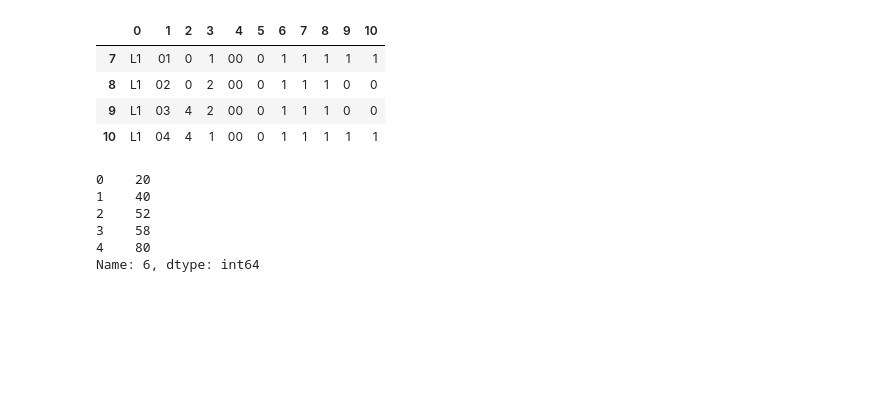
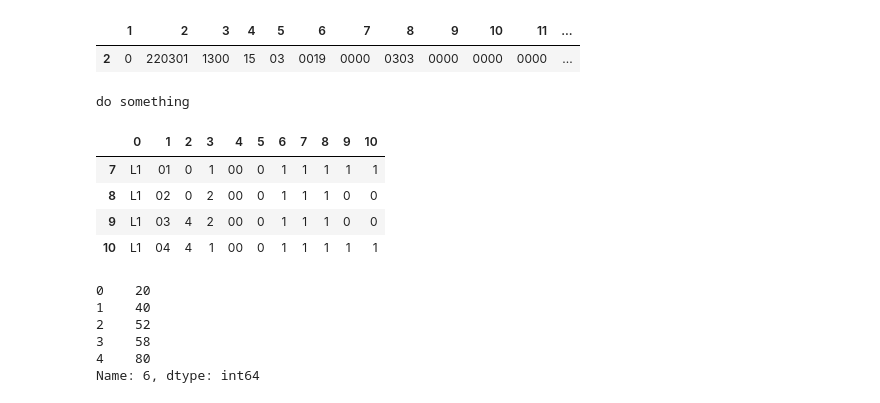
Before and after one commit to brandtosaurus/traffic_electronic_count_ETL, a Jupyter notebook: test.ipynb, the cells around one changed output. Saved outputs shown, nothing was run; the diff lists cells and outputs as text; code cells hidden in the pictures; blank space fills up the shorter version.

```diff
--- a/test.ipynb
+++ b/test.ipynb
@@ -56,0 +38,21 @@ D3
+# %%
+data_df = pd.DataFrame(df.loc[
+            (~df[0].isin(["H0", "H9", "S0", "I0", "S1", "D0", "D1", "D3", "L0", "L1"]))
+            & (
+                (df[0].isin(["21", "22", "70", "30", "31", "13", "60"]))
+                & (df[1].isin(["0", "1", "2", "3", "4"]))
+                & ((df.loc[df[3].str.len() > 3]).all()[0])
+            )
+        ]).dropna(axis=1, how="all").reset_index(drop=True).copy()
+# %%
+head_df = pd.DataFrame(df.loc[
+    (df[0].isin(["H0", "S0", "I0", "S1", "D0", "D1", "D3", "L0", "L1"]))
+    | (
+        (df[0].isin(["21", "70", "30", "13", "60"]))
+        & (df.loc[df[2].isin(["21", "70", "30", "13", "60"])][3].astype(int) < 24)
+    )
+    | (
+        (df[0].isin(["10"]))
+        & (df[1].isin(["1", "8", "5", "9", "01", "08", "05", "09"]))
+    )
+]).dropna(axis=1, how="all").reset_index(drop=True).copy()
@@ -57,3 +329,15 @@ D3
+# %%
+ddf.loc[ddf['5'].astype(int) == 3]
+# %% [output]
+|  | 1 | 2 | 3 | 4 | 5 | 6 | 7 | 8 | 9 | 10 | 11 | ... |
+| 2 | 0 | 220301 | 1300 | 15 | 03 | 0019 | 0000 | 0303 | 0000 | 0000 | 0000 | ... |
+# %%
+if (head_df[head_df[0] == "21"].empty) or (head_df[head_df[0] == "70"].empty) or (head_df[head_df[0] == "30"].empty) or (head_df[head_df[0] == "30"].empty):
+    print('dont do something')
+else:
+    print('do something')
+# %% [output]
+do something
 # %%
 header.loc[header[0]=="L1"].dropna(axis=1).drop_duplicates()
 # %% [output]
```
Also changed, not shown: parts of 11 cells of this notebook, 14 other files.
